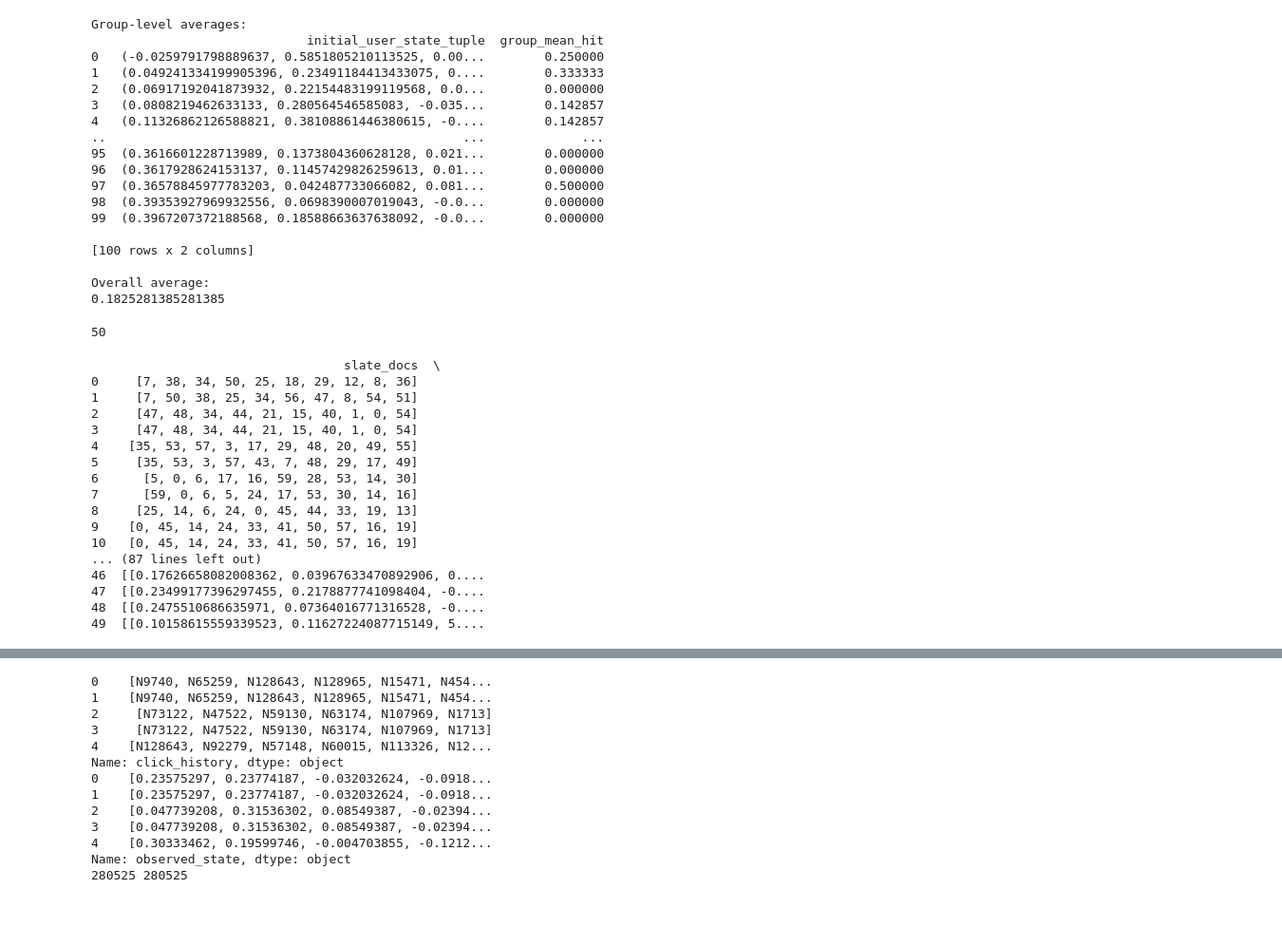
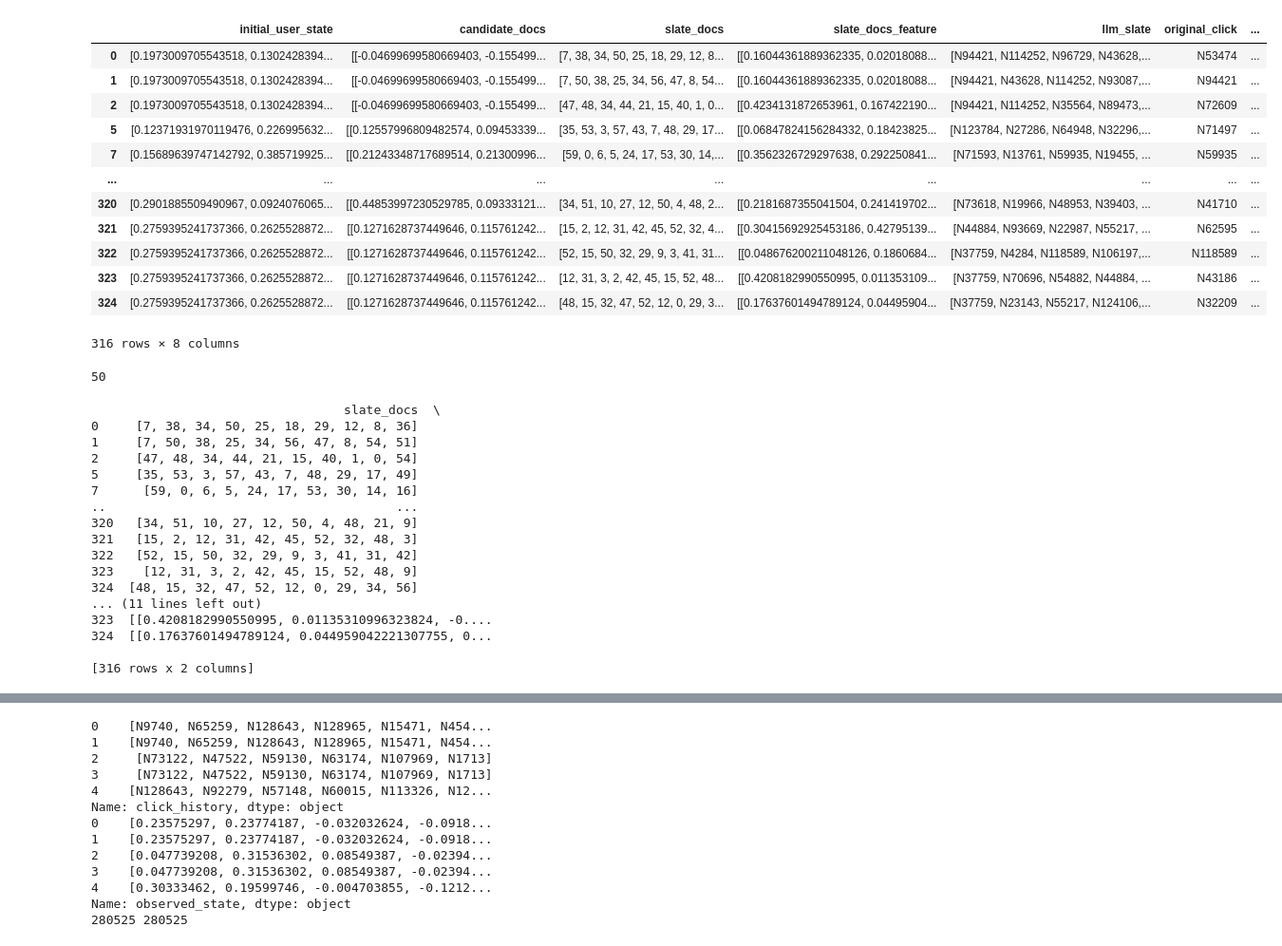
Before and after one commit to Asr419/reasoning_over_slaterecs, a Jupyter notebook: src/reasoning_over_slaterecs/mind_dataset/load_slates_rl_data.ipynb, the cells around one changed output, grey strips where cells are left out. Shown at 95% size. Cells and saved outputs as stored; diff of their text form; code cells hidden in the pictures; blank space fills up the shorter version.

```diff
--- a/src/reasoning_over_slaterecs/mind_dataset/load_slates_rl_data.ipynb
+++ b/src/reasoning_over_slaterecs/mind_dataset/load_slates_rl_data.ipynb
@@ -15,41 +15,21 @@ gen_slates_dir = DATA_PATH / "gen_slates"
 feather_file_path = gen_slates_dir / "wp_user_slates.feather"
 feather_file_path1= gen_slates_dir / "wp_llm_slates.feather"
 # %%
-df = pd.read_feather(feather_file_path1)
+df = pd.read_feather(feather_file_path)
-# %%
-df= df[df['llm_slate'].apply(lambda x: len(x) > 0)].copy()
-# %%
-df['initial_user_state_tuple'] = df['initial_user_state'].apply(tuple)
-
-# Step 2: Group by initial_user_state and calculate the mean of 'hit' for each group
-grouped_means_rl_llm = df.groupby('initial_user_state_tuple')['hit'].mean().reset_index()
-grouped_means_rl_llm.rename(columns={'hit': 'group_mean_hit'}, inplace=True)
-
-# Step 3: Calculate the overall average of the group means
-overall_mean = grouped_means_rl_llm['group_mean_hit'].mean()
-
-# Display the results
-print("Group-level averages:")
-print(grouped_means_rl_llm)
-print("\nOverall average:")
-print(overall_mean)
-# %% [output]
-Group-level averages:
-                             initial_user_state_tuple  group_mean_hit
-0   (-0.0259791798889637, 0.5851805210113525, 0.00...        0.250000
-1   (0.049241334199905396, 0.23491184413433075, 0....        0.333333
-2   (0.06917192041873932, 0.22154483199119568, 0.0...        0.000000
-3   (0.0808219462633133, 0.280564546585083, -0.035...        0.142857
-4   (0.11326862126588821, 0.38108861446380615, -0....        0.142857
-..                                                ...             ...
-95  (0.3616601228713989, 0.1373804360628128, 0.021...        0.000000
-96  (0.3617928624153137, 0.11457429826259613, 0.01...        0.000000
-97  (0.36578845977783203, 0.042487733066082, 0.081...        0.500000
-98  (0.39353927969932556, 0.0698390007019043, -0.0...        0.000000
-99  (0.3967207372188568, 0.18588663637638092, -0.0...        0.000000
-
-[100 rows x 2 columns]
-
-Overall average:
-0.1825281385281385
+# %%
+df
+# %% [output]
+|  | initial_user_state | candidate_docs | slate_docs | slate_docs_feature | llm_slate | original_click | ... |
+| 0 | [0.1973009705543518, 0.1302428394... | [[-0.04699699580669403, -0.155499... | [7, 38, 34, 50, 25, 18, 29, 12, 8... | [[0.16044361889362335, 0.02018088... | [N94421, N114252, N96729, N43628,... | N53474 | ... |
+| 1 | [0.1973009705543518, 0.1302428394... | [[-0.04699699580669403, -0.155499... | [7, 50, 38, 25, 34, 56, 47, 8, 54... | [[0.16044361889362335, 0.02018088... | [N94421, N43628, N114252, N93087,... | N94421 | ... |
+| 2 | [0.1973009705543518, 0.1302428394... | [[-0.04699699580669403, -0.155499... | [47, 48, 34, 44, 21, 15, 40, 1, 0... | [[0.4234131872653961, 0.167422190... | [N94421, N114252, N35564, N89473,... | N72609 | ... |
+| 5 | [0.12371931970119476, 0.226995632... | [[0.12557996809482574, 0.09453339... | [35, 53, 3, 57, 43, 7, 48, 29, 17... | [[0.06847824156284332, 0.18423825... | [N123784, N27286, N64948, N32296,... | N71497 | ... |
+| 7 | [0.15689639747142792, 0.385719925... | [[0.21243348717689514, 0.21300996... | [59, 0, 6, 5, 24, 17, 53, 30, 14,... | [[0.3562326729297638, 0.292250841... | [N71593, N13761, N59935, N19455, ... | N59935 | ... |
+| ... | ... | ... | ... | ... | ... | ... | ... |
+| 320 | [0.2901885509490967, 0.0924076065... | [[0.44853997230529785, 0.09333121... | [34, 51, 10, 27, 12, 50, 4, 48, 2... | [[0.2181687355041504, 0.241419702... | [N73618, N19966, N48953, N39403, ... | N41710 | ... |
+| 321 | [0.2759395241737366, 0.2625528872... | [[0.1271628737449646, 0.115761242... | [15, 2, 12, 31, 42, 45, 52, 32, 4... | [[0.30415692925453186, 0.42795139... | [N44884, N93669, N22987, N55217, ... | N62595 | ... |
+| 322 | [0.2759395241737366, 0.2625528872... | [[0.1271628737449646, 0.115761242... | [52, 15, 50, 32, 29, 9, 3, 41, 31... | [[0.048676200211048126, 0.1860684... | [N37759, N4284, N118589, N106197,... | N118589 | ... |
+| 323 | [0.2759395241737366, 0.2625528872... | [[0.1271628737449646, 0.115761242... | [12, 31, 3, 2, 42, 45, 15, 52, 48... | [[0.4208182990550995, 0.011353109... | [N37759, N70696, N54882, N44884, ... | N43186 | ... |
+| 324 | [0.2759395241737366, 0.2625528872... | [[0.1271628737449646, 0.115761242... | [48, 15, 32, 47, 52, 12, 0, 29, 3... | [[0.17637601494789124, 0.04495904... | [N37759, N23143, N55217, N124106,... | N32209 | ... |
+316 rows × 8 columns
 # %%
@@ -75,19 +55,19 @@ print(df[['slate_docs', 'slate_docs_feature']])
 0     [7, 38, 34, 50, 25, 18, 29, 12, 8, 36]
 1     [7, 50, 38, 25, 34, 56, 47, 8, 54, 51]
 2     [47, 48, 34, 44, 21, 15, 40, 1, 0, 54]
-3     [47, 48, 34, 44, 21, 15, 40, 1, 0, 54]
-4    [35, 53, 57, 3, 17, 29, 48, 20, 49, 55]
 5     [35, 53, 3, 57, 43, 7, 48, 29, 17, 49]
-6      [5, 0, 6, 17, 16, 59, 28, 53, 14, 30]
 7      [59, 0, 6, 5, 24, 17, 53, 30, 14, 16]
-8     [25, 14, 6, 24, 0, 45, 44, 33, 19, 13]
-9    [0, 45, 14, 24, 33, 41, 50, 57, 16, 19]
-10   [0, 45, 14, 24, 33, 41, 50, 57, 16, 19]
-... (87 lines left out)
-46  [[0.17626658082008362, 0.03967633470892906, 0....
-47  [[0.23499177396297455, 0.2178877741098404, -0....
-48  [[0.2475510686635971, 0.07364016771316528, -0....
-49  [[0.10158615559339523, 0.11627224087715149, 5....
+..                                       ...
+320   [34, 51, 10, 27, 12, 50, 4, 48, 21, 9]
+321   [15, 2, 12, 31, 42, 45, 52, 32, 48, 3]
+322   [52, 15, 50, 32, 29, 9, 3, 41, 31, 42]
+323    [12, 31, 3, 2, 42, 45, 15, 52, 48, 9]
+324  [48, 15, 32, 47, 52, 12, 0, 29, 34, 56]
+... (11 lines left out)
+323  [[0.4208182990550995, 0.01135310996323824, -0....
+324  [[0.17637601494789124, 0.044959042221307755, 0...
+
+[316 rows x 2 columns]
 # %%
 USER_SEED=11
 # %%
```
Also changed, not shown: parts of 3 cells of this notebook, 1 other file.
